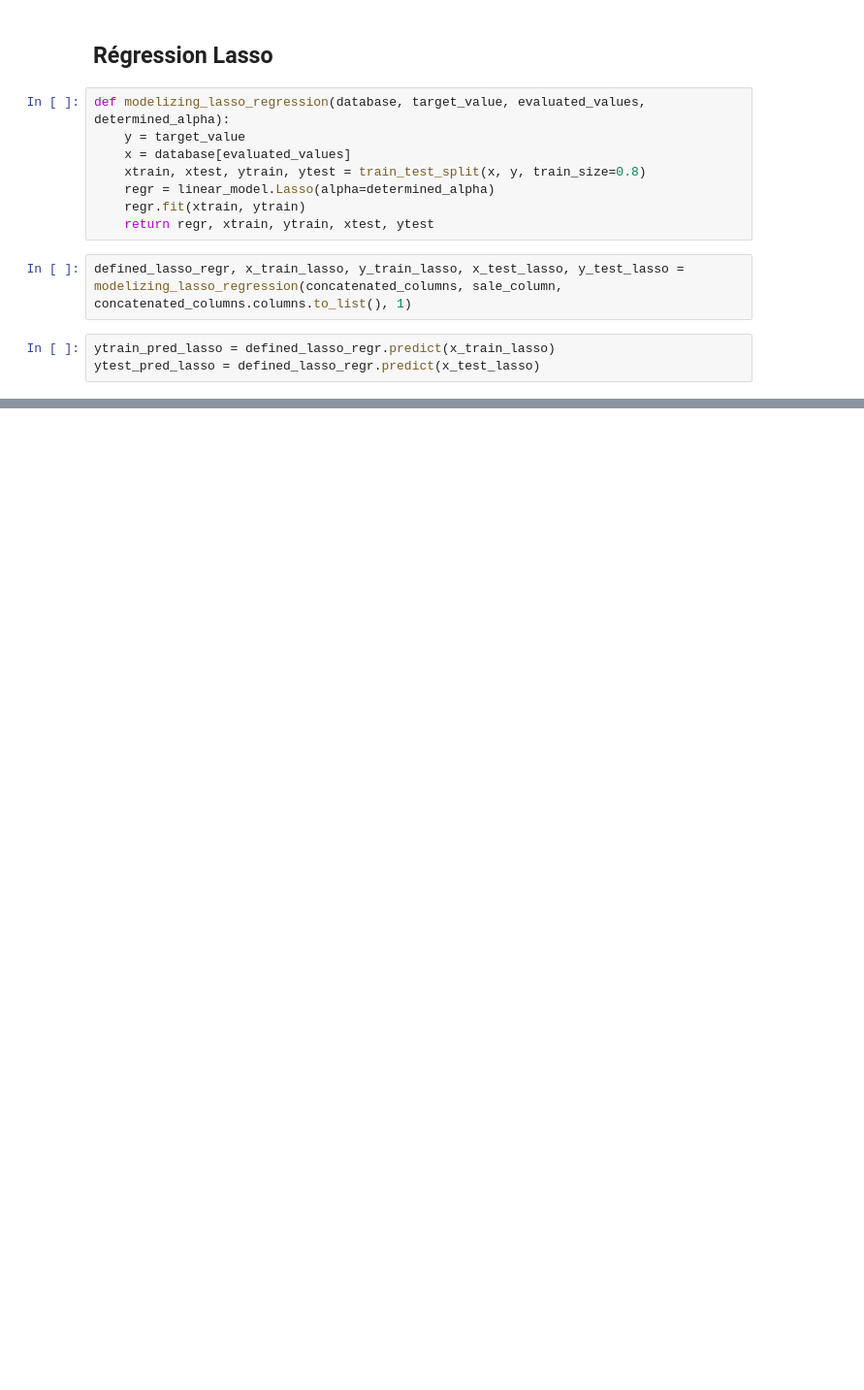
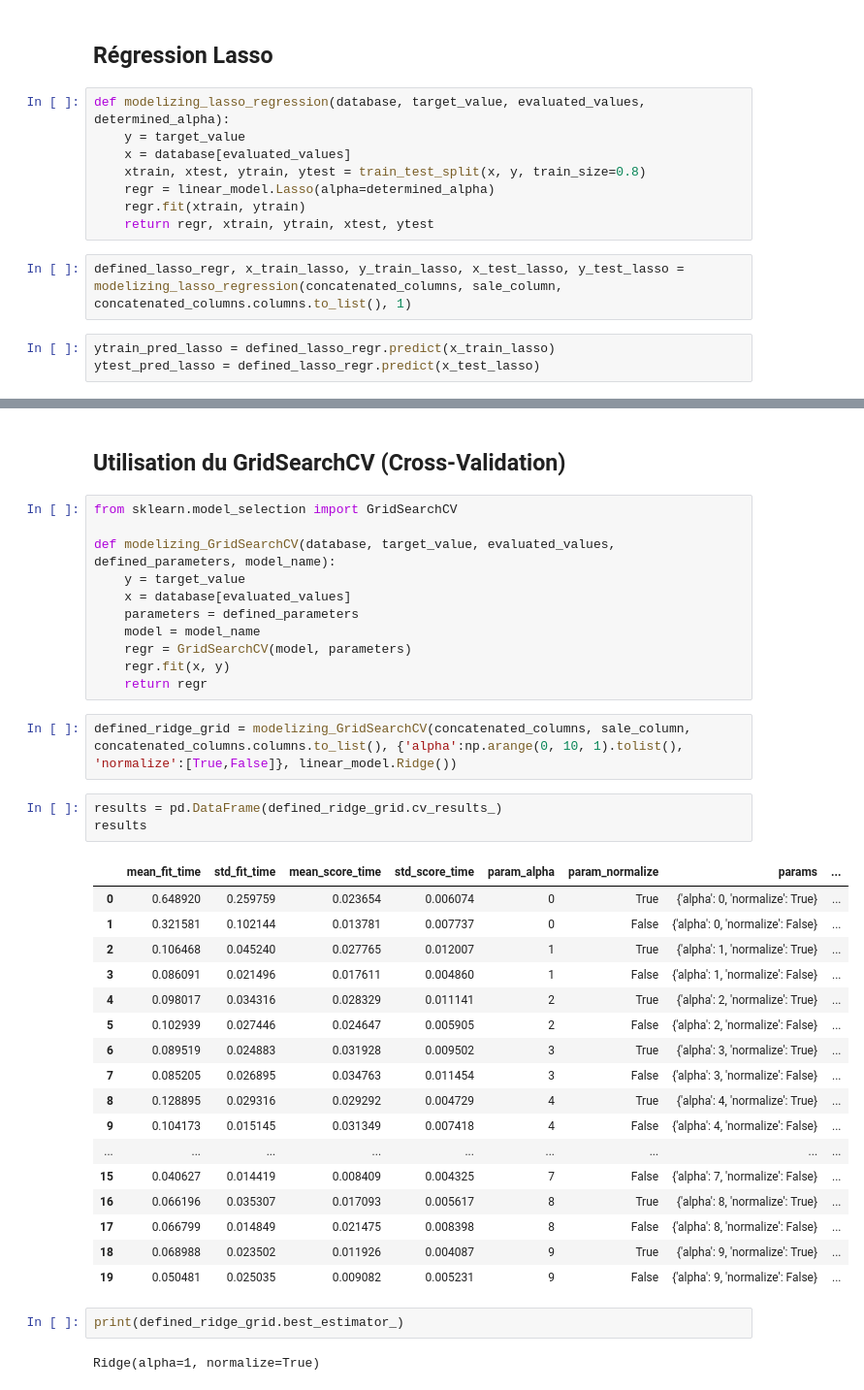
Before and after one commit to MrRachidK/Brief-6-Rachid-Karbiche, a Jupyter notebook: notebook/machine_learning_object_columns.ipynb, the cells around one changed output, grey strips where cells are left out. Shown at 97% size. Saved outputs shown, nothing was run; the diff lists cells and outputs as text; blank space fills up the shorter version.

Commit message:
GridSearchCV and RandomizedSearchCV

```diff
--- a/notebook/machine_learning_object_columns.ipynb
+++ b/notebook/machine_learning_object_columns.ipynb
@@ -239,0 +301,40 @@ Pour les données d'entrainement le R2 vaut 0.929 alors que pour les données de
+# %% [markdown]
+## Utilisation du GridSearchCV (Cross-Validation)
+# %%
+from sklearn.model_selection import GridSearchCV
+
+def modelizing_GridSearchCV(database, target_value, evaluated_values, defined_parameters, model_name):
+    y = target_value
+    x = database[evaluated_values]
+    parameters = defined_parameters
+    model = model_name
+    regr = GridSearchCV(model, parameters)
+    regr.fit(x, y)
+    return regr
+# %%
+defined_ridge_grid = modelizing_GridSearchCV(concatenated_columns, sale_column, concatenated_columns.columns.to_list(), {'alpha':np.arange(0, 10, 1).tolist(), 'normalize':[True,False]}, linear_model.Ridge())
+# %%
+results = pd.DataFrame(defined_ridge_grid.cv_results_)
+results
+# %% [output]
+|  | mean_fit_time | std_fit_time | mean_score_time | std_score_time | param_alpha | param_normalize | params | ... |
+| 0 | 0.648920 | 0.259759 | 0.023654 | 0.006074 | 0 | True | {'alpha': 0, 'normalize': True} | ... |
+| 1 | 0.321581 | 0.102144 | 0.013781 | 0.007737 | 0 | False | {'alpha': 0, 'normalize': False} | ... |
+| 2 | 0.106468 | 0.045240 | 0.027765 | 0.012007 | 1 | True | {'alpha': 1, 'normalize': True} | ... |
+| 3 | 0.086091 | 0.021496 | 0.017611 | 0.004860 | 1 | False | {'alpha': 1, 'normalize': False} | ... |
+| 4 | 0.098017 | 0.034316 | 0.028329 | 0.011141 | 2 | True | {'alpha': 2, 'normalize': True} | ... |
+| 5 | 0.102939 | 0.027446 | 0.024647 | 0.005905 | 2 | False | {'alpha': 2, 'normalize': False} | ... |
+| 6 | 0.089519 | 0.024883 | 0.031928 | 0.009502 | 3 | True | {'alpha': 3, 'normalize': True} | ... |
+| 7 | 0.085205 | 0.026895 | 0.034763 | 0.011454 | 3 | False | {'alpha': 3, 'normalize': False} | ... |
+| 8 | 0.128895 | 0.029316 | 0.029292 | 0.004729 | 4 | True | {'alpha': 4, 'normalize': True} | ... |
+| 9 | 0.104173 | 0.015145 | 0.031349 | 0.007418 | 4 | False | {'alpha': 4, 'normalize': False} | ... |
+| ... | ... | ... | ... | ... | ... | ... | ... | ... |
+| 15 | 0.040627 | 0.014419 | 0.008409 | 0.004325 | 7 | False | {'alpha': 7, 'normalize': False} | ... |
+| 16 | 0.066196 | 0.035307 | 0.017093 | 0.005617 | 8 | True | {'alpha': 8, 'normalize': True} | ... |
+| 17 | 0.066799 | 0.014849 | 0.021475 | 0.008398 | 8 | False | {'alpha': 8, 'normalize': False} | ... |
+| 18 | 0.068988 | 0.023502 | 0.011926 | 0.004087 | 9 | True | {'alpha': 9, 'normalize': True} | ... |
+| 19 | 0.050481 | 0.025035 | 0.009082 | 0.005231 | 9 | False | {'alpha': 9, 'normalize': False} | ... |
+# %%
+print(defined_ridge_grid.best_estimator_)
+# %% [output]
+Ridge(alpha=1, normalize=True)
```
Also changed, not shown: parts of 21 cells of this notebook.
